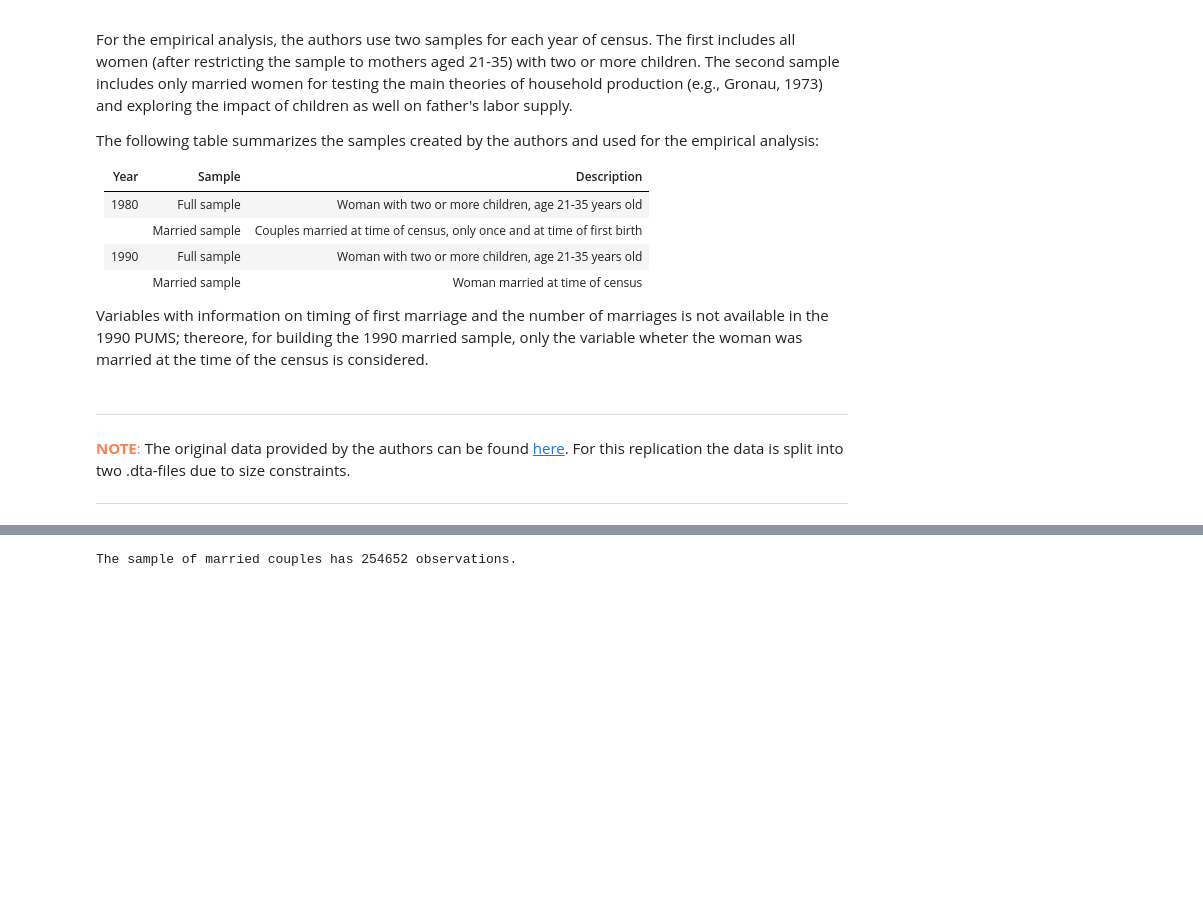
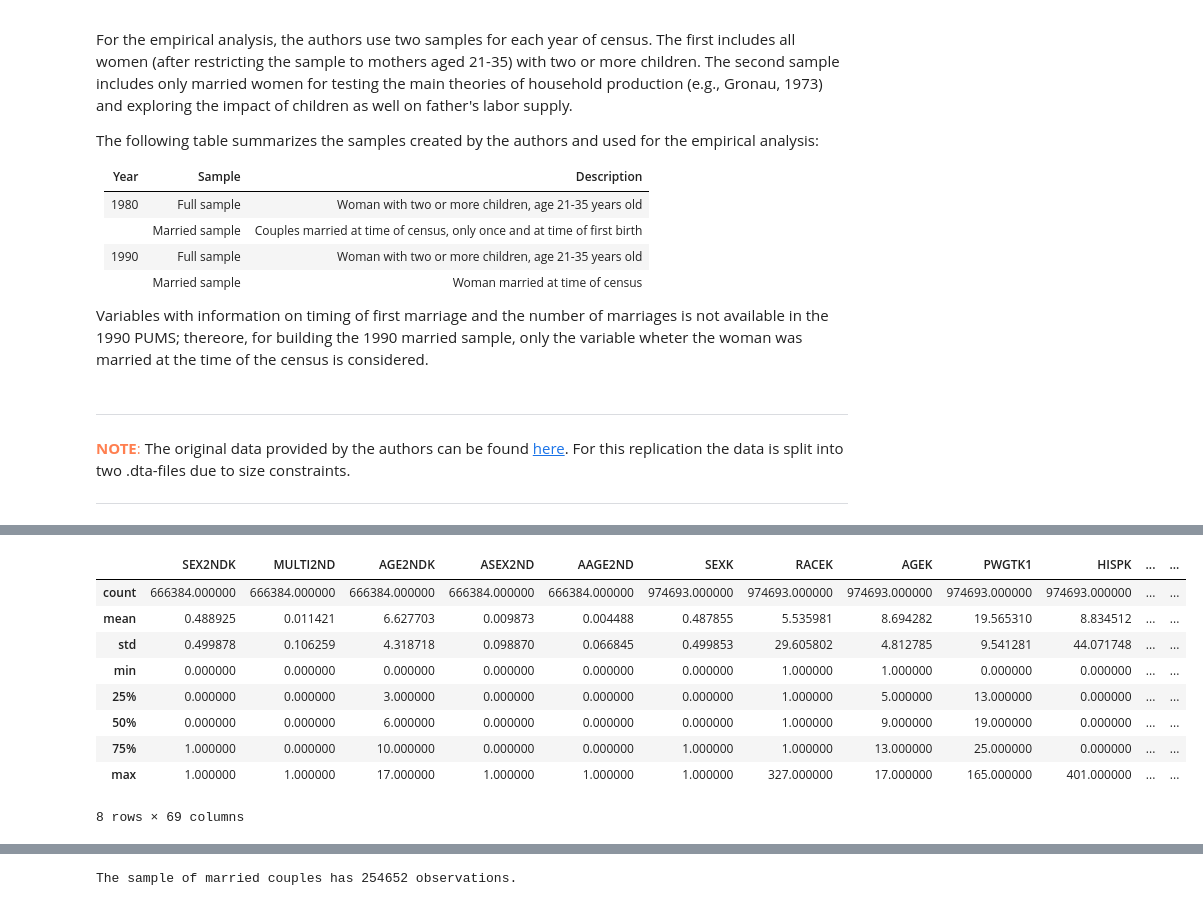
Before and after one commit to carolinalvarez/angrist-and-evans-1998-python, a Jupyter notebook: Angrist_and_Evans_1998.ipynb, the cells around one changed output, grey strips where cells are left out. Cells and saved outputs as stored; diff of their text form; code cells hidden in the pictures; blank space fills up the shorter version.

```diff
--- a/Angrist_and_Evans_1998.ipynb
+++ b/Angrist_and_Evans_1998.ipynb
@@ -166 +171,14 @@ data.describe()
+# %%
+data_1990.describe()
+# %% [output]
+|  | SEX2NDK | MULTI2ND | AGE2NDK | ASEX2ND | AAGE2ND | SEXK | RACEK | AGEK | PWGTK1 | HISPK | ... | ... |
+| count | 666384.000000 | 666384.000000 | 666384.000000 | 666384.000000 | 666384.000000 | 974693.000000 | 974693.000000 | 974693.000000 | 974693.000000 | 974693.000000 | ... | ... |
+| mean | 0.488925 | 0.011421 | 6.627703 | 0.009873 | 0.004488 | 0.487855 | 5.535981 | 8.694282 | 19.565310 | 8.834512 | ... | ... |
+| std | 0.499878 | 0.106259 | 4.318718 | 0.098870 | 0.066845 | 0.499853 | 29.605802 | 4.812785 | 9.541281 | 44.071748 | ... | ... |
+| min | 0.000000 | 0.000000 | 0.000000 | 0.000000 | 0.000000 | 0.000000 | 1.000000 | 1.000000 | 0.000000 | 0.000000 | ... | ... |
+| 25% | 0.000000 | 0.000000 | 3.000000 | 0.000000 | 0.000000 | 0.000000 | 1.000000 | 5.000000 | 13.000000 | 0.000000 | ... | ... |
+| 50% | 0.000000 | 0.000000 | 6.000000 | 0.000000 | 0.000000 | 0.000000 | 1.000000 | 9.000000 | 19.000000 | 0.000000 | ... | ... |
+| 75% | 1.000000 | 0.000000 | 10.000000 | 0.000000 | 0.000000 | 1.000000 | 1.000000 | 13.000000 | 25.000000 | 0.000000 | ... | ... |
+| max | 1.000000 | 1.000000 | 17.000000 | 1.000000 | 1.000000 | 1.000000 | 327.000000 | 17.000000 | 165.000000 | 401.000000 | ... | ... |
+8 rows × 69 columns
 # %%
```
Also changed, not shown: parts of 84 cells of this notebook.
